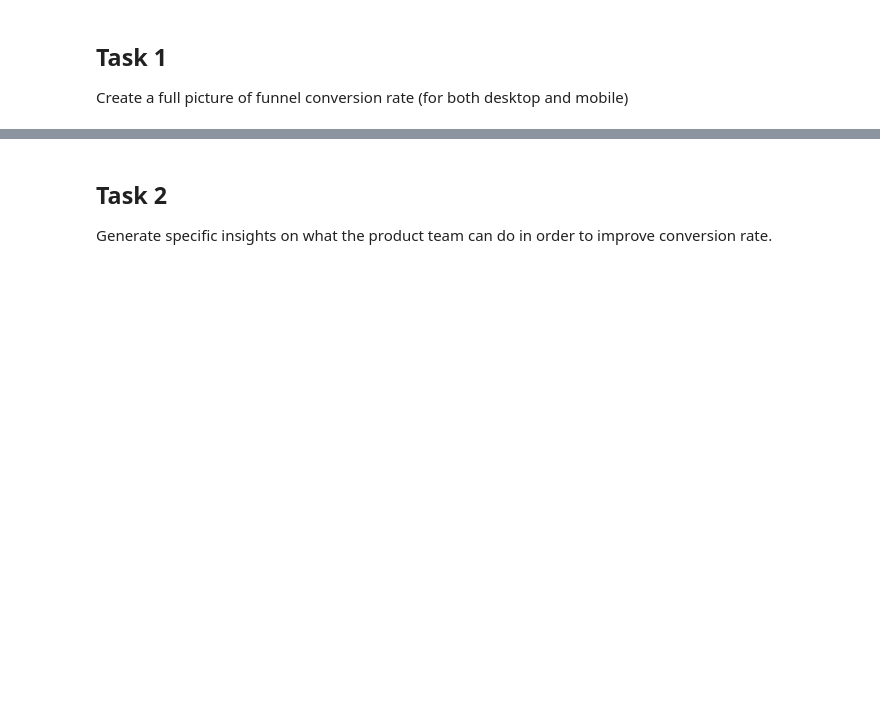
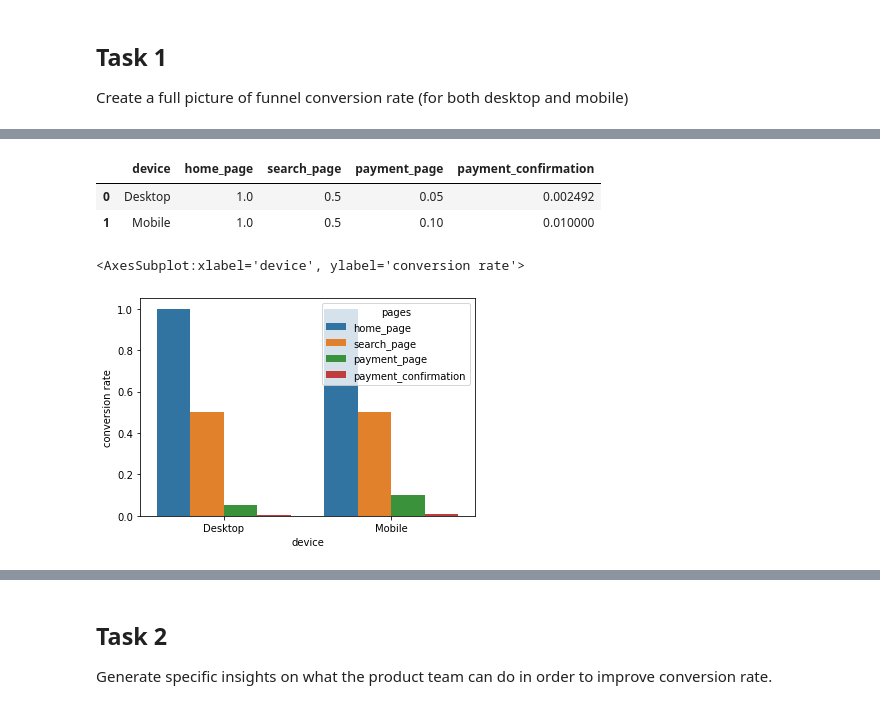
Before and after one commit to ghcn345/Insider-Intelligence-Assessment, a Jupyter notebook: Assessment.ipynb, the cells around one changed output, grey strips where cells are left out. Drawn from its saved outputs; the diff is of its cells as text; code cells hidden in the pictures; blank space fills up the shorter version.

```diff
--- a/Assessment.ipynb
+++ b/Assessment.ipynb
@@ -112,11 +20,15 @@ from sqlalchemy.orm import Session, sessionmaker
 # %%
-engine = create_engine("sqlite:///data/data.db", echo=True)
+engine = create_engine("sqlite:///data/data.db", echo=False)
 Session = sessionmaker(bind=engine)
 session = Session()
 # %%
-df = pd.read_sql_query("SELECT device, COUNT(hp.user_id) as home_page \
-                        FROM Users u\
-                        JOIN HomePage hp USING(user_id) \
+df = pd.read_sql_query("SELECT device, 1.0*COUNT(hp.user_id)/COUNT(u.user_id) as home_page, \
+                        1.0*COUNT(sp.user_id)/COUNT(u.user_id) as search_page, \
+                        1.0*COUNT(pp.user_id)/COUNT(u.user_id) as payment_page, \
+                        1.0*COUNT(pc.user_id)/COUNT(u.user_id) as payment_confirmation \
+                        FROM Users u \
+                        LEFT JOIN HomePage hp USING(user_id) \
+                        LEFT JOIN SearchPage sp USING(user_id) \
+                        LEFT JOIN PaymentPage pp USING(user_id) \
+                        LEFT JOIN PaymentConfirmation pc USING(user_id) \
                         GROUP BY u.device;", engine)
-
-df
@@ -132,0 +35,12 @@ df
+# %%
+df
+# %% [output]
+|  | device | home_page | search_page | payment_page | payment_confirmation |
+| 0 | Desktop | 1.0 | 0.5 | 0.05 | 0.002492 |
+| 1 | Mobile | 1.0 | 0.5 | 0.10 | 0.010000 |
+# %%
+df = pd.melt(df, id_vars="device", var_name="pages", value_name="conversion rate")
+sns.barplot(x='device', y='conversion rate', hue='pages', data=df)
+# %% [output]
+<AxesSubplot:xlabel='device', ylabel='conversion rate'>
+[figure, added]
```
Also changed, not shown: parts of 26 cells of this notebook.
